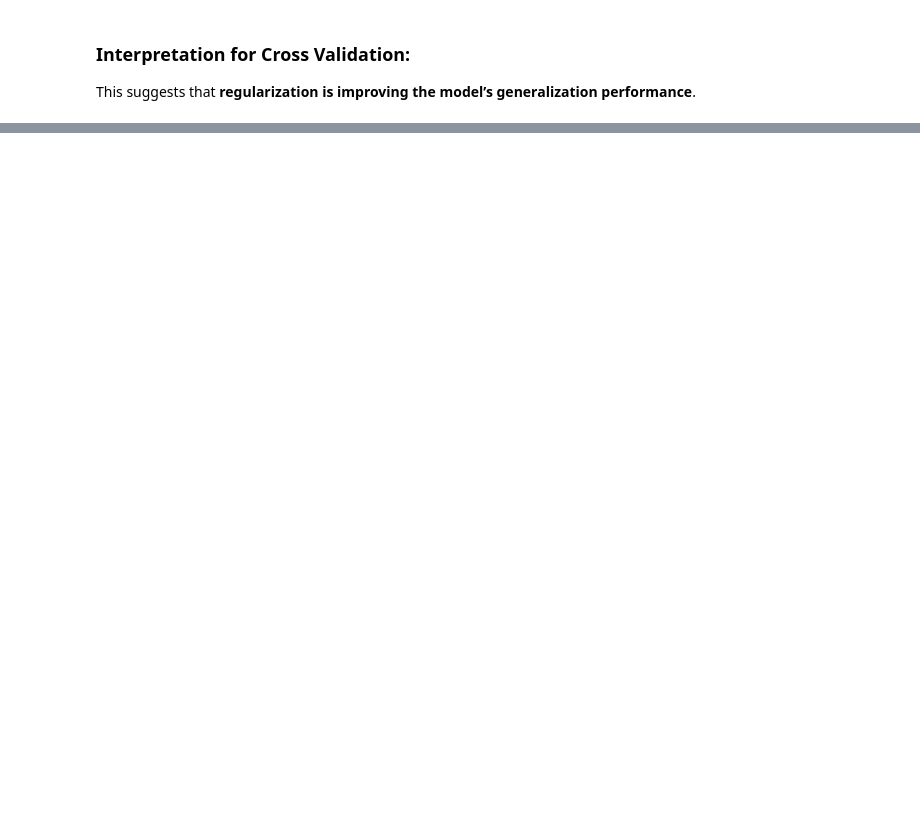
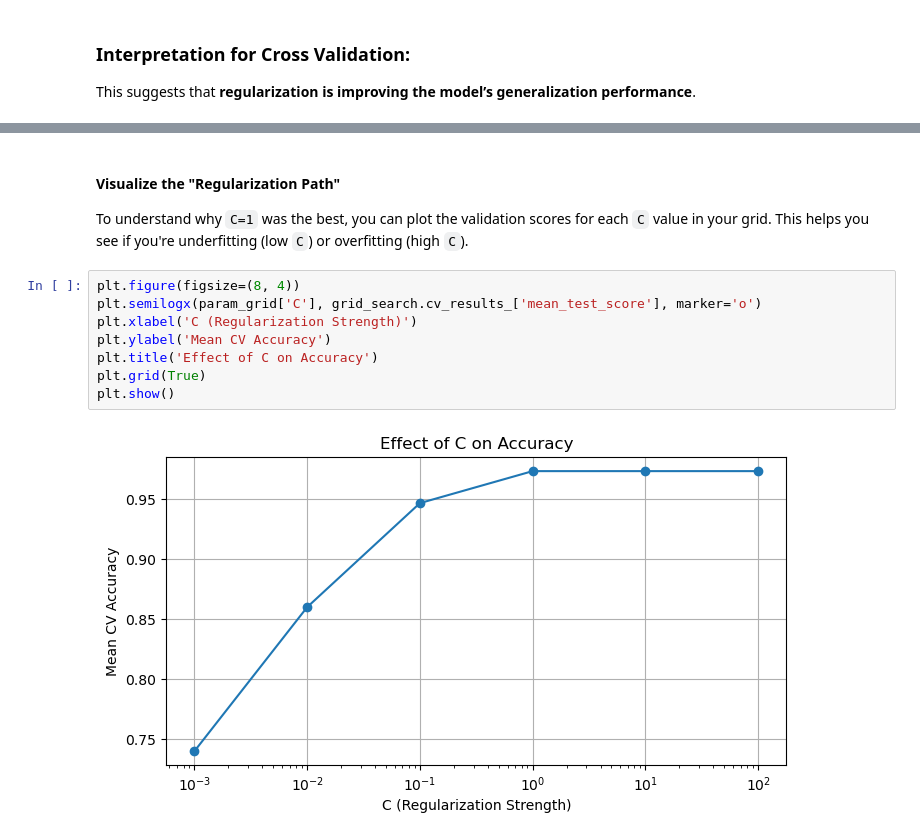
Before and after one commit to thaopham98/DataScience, a Jupyter notebook: python_analysis/logistic_regression_classification.ipynb, the cells around one changed output, grey strips where cells are left out. Saved outputs shown, nothing was run; the diff lists cells and outputs as text; blank space fills up the shorter version.

```diff
--- a/python_analysis/logistic_regression_classification.ipynb
+++ b/python_analysis/logistic_regression_classification.ipynb
@@ -174,0 +265,13 @@ print(sys.executable)
+# %% [markdown]
+#### Visualize the "Regularization Path"
+To understand why `C=1` was the best, you can plot the validation scores for each `C` value in your grid. This helps you see if you're underfitting (low `C`) or overfitting (high `C`).
+# %%
+plt.figure(figsize=(8, 4))
+plt.semilogx(param_grid['C'], grid_search.cv_results_['mean_test_score'], marker='o')
+plt.xlabel('C (Regularization Strength)')
+plt.ylabel('Mean CV Accuracy')
+plt.title('Effect of C on Accuracy')
+plt.grid(True)
+plt.show()
+# %% [output]
+[figure, added]
```
Also changed, not shown: parts of 25 cells of this notebook, 2 other files.
